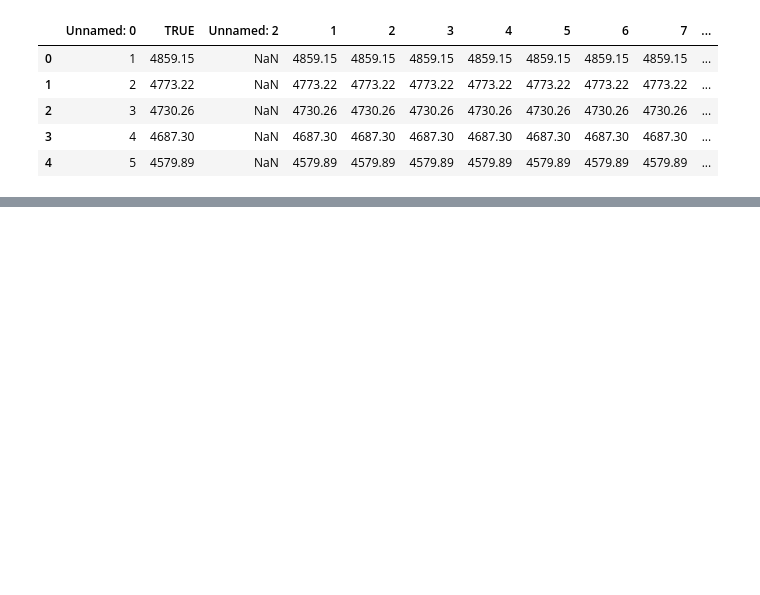
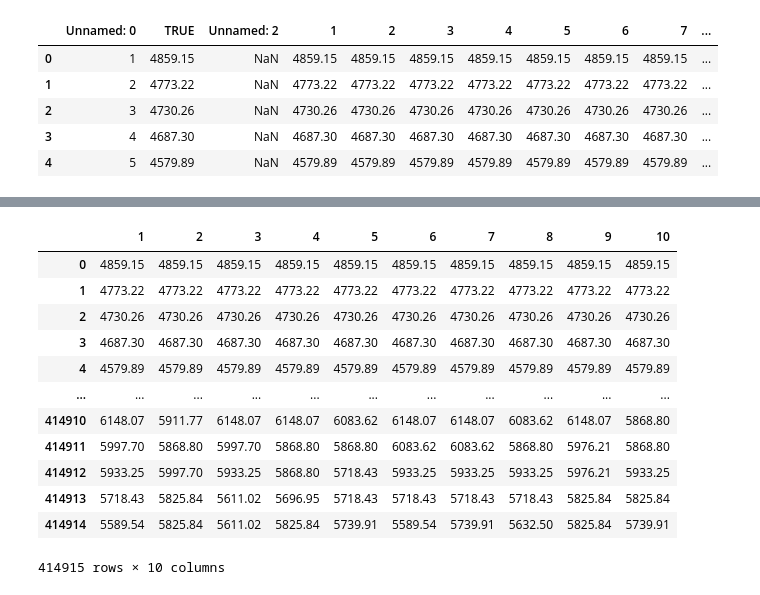
Before and after one commit to tyokyo320/time-series, a Jupyter notebook: utils/predict.ipynb, the cells around one changed output, grey strips where cells are left out. Drawn from its saved outputs; the diff is of its cells as text; code cells hidden in the pictures; blank space fills up the shorter version.

```diff
--- a/utils/predict.ipynb
+++ b/utils/predict.ipynb
@@ -59,0 +73,18 @@ df.shape[0]
+# %%
+predicted_column = list(map(lambda x: str(x), range(1, nTrial+1)))
+predicted_values = df[predicted_column][0:epoch]
+predicted_values
+# %% [output]
+|  | 1 | 2 | 3 | 4 | 5 | 6 | 7 | 8 | 9 | 10 |
+| 0 | 4859.15 | 4859.15 | 4859.15 | 4859.15 | 4859.15 | 4859.15 | 4859.15 | 4859.15 | 4859.15 | 4859.15 |
+| 1 | 4773.22 | 4773.22 | 4773.22 | 4773.22 | 4773.22 | 4773.22 | 4773.22 | 4773.22 | 4773.22 | 4773.22 |
+| 2 | 4730.26 | 4730.26 | 4730.26 | 4730.26 | 4730.26 | 4730.26 | 4730.26 | 4730.26 | 4730.26 | 4730.26 |
+| 3 | 4687.30 | 4687.30 | 4687.30 | 4687.30 | 4687.30 | 4687.30 | 4687.30 | 4687.30 | 4687.30 | 4687.30 |
+| 4 | 4579.89 | 4579.89 | 4579.89 | 4579.89 | 4579.89 | 4579.89 | 4579.89 | 4579.89 | 4579.89 | 4579.89 |
+| ... | ... | ... | ... | ... | ... | ... | ... | ... | ... | ... |
+| 414910 | 6148.07 | 5911.77 | 6148.07 | 6148.07 | 6083.62 | 6148.07 | 6148.07 | 6083.62 | 6148.07 | 5868.80 |
+| 414911 | 5997.70 | 5868.80 | 5997.70 | 5868.80 | 5868.80 | 6083.62 | 6083.62 | 5868.80 | 5976.21 | 5868.80 |
+| 414912 | 5933.25 | 5997.70 | 5933.25 | 5868.80 | 5718.43 | 5933.25 | 5933.25 | 5933.25 | 5976.21 | 5933.25 |
+| 414913 | 5718.43 | 5825.84 | 5611.02 | 5696.95 | 5718.43 | 5718.43 | 5718.43 | 5718.43 | 5825.84 | 5825.84 |
+| 414914 | 5589.54 | 5825.84 | 5611.02 | 5825.84 | 5739.91 | 5589.54 | 5739.91 | 5632.50 | 5825.84 | 5739.91 |
+414915 rows × 10 columns
```
Also changed, not shown: parts of 4 cells of this notebook.
